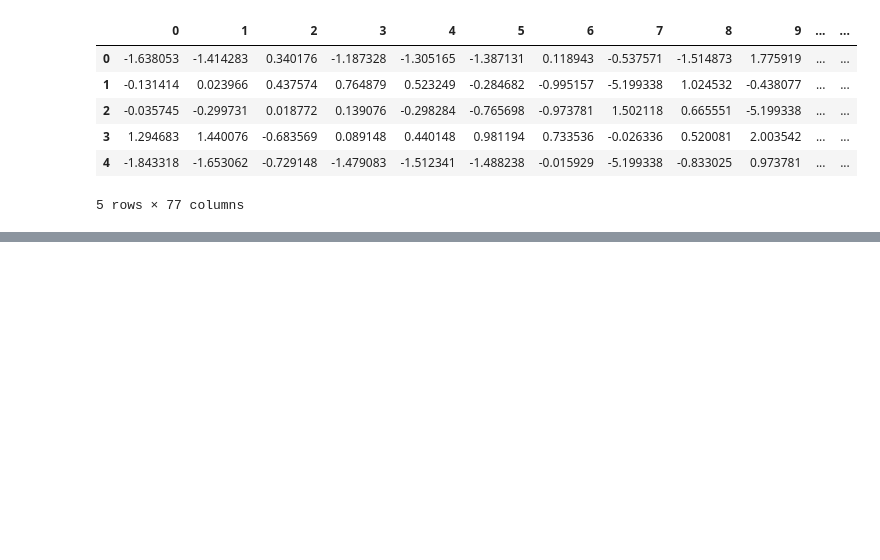
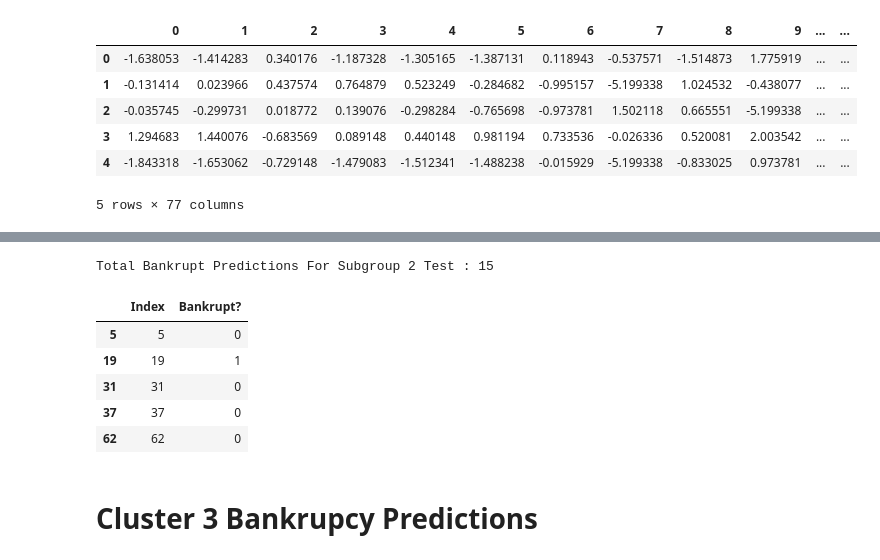
Before and after one commit to 21dhruvp/559-final-proj, a Jupyter notebook: Group6_Generalization.ipynb, the cells around one changed output, grey strips where cells are left out. Cells and saved outputs as stored; diff of their text form; code cells hidden in the pictures; blank space fills up the shorter version.

```diff
--- a/Group6_Generalization.ipynb
+++ b/Group6_Generalization.ipynb
@@ -258,0 +293,5 @@ Total Bankrupt Predictions For Subgroup 0 Test : 6
+# %%
+sub2 = load("./artifacts/preprocessing_pipeline_subgroup2.joblib")
+sub2_feats = sub2['selected_features']
+sub2_scaler = sub2['scaler']
+sub2_model = sub2['model']
@@ -258,0 +317,24 @@ Total Bankrupt Predictions For Subgroup 0 Test : 6
+# %%
+# Strip whitespace from column names to match trained model's feature names
+cluster2_data = clustered_test_dfs[2]
+cluster2_data.columns = cluster2_data.columns.str.strip()
+
+sub2_X = sub2_scaler.transform(cluster2_data[sub2_feats])
+sub2_test_pred = sub2_model.predict(sub2_X)
+print("Total Bankrupt Predictions For Subgroup 2 Test :", sum(sub2_test_pred))
+indices_sub2 = clustered_test_dfs[2]["Index"]
+submission_sub2 = pd.DataFrame({
+    "Index": indices_sub2,
+    "Bankrupt?": sub2_test_pred
+})
+submission_sub2.head()
+# %% [output]
+Total Bankrupt Predictions For Subgroup 2 Test : 15
+|  | Index | Bankrupt? |
+| 5 | 5 | 0 |
+| 19 | 19 | 1 |
+| 31 | 31 | 0 |
+| 37 | 37 | 0 |
+| 62 | 62 | 0 |
+# %% [markdown]
+# Cluster 3 Bankrupcy Predictions
```
Also changed, not shown: parts of 13 cells of this notebook, 7 other files.
